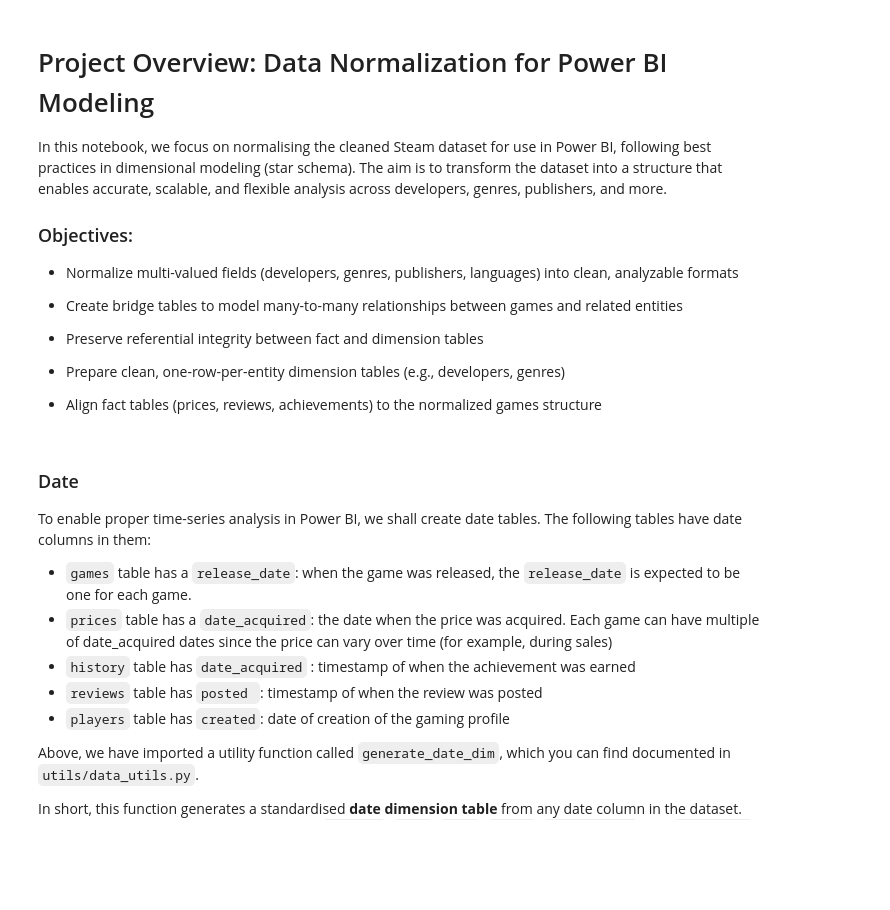
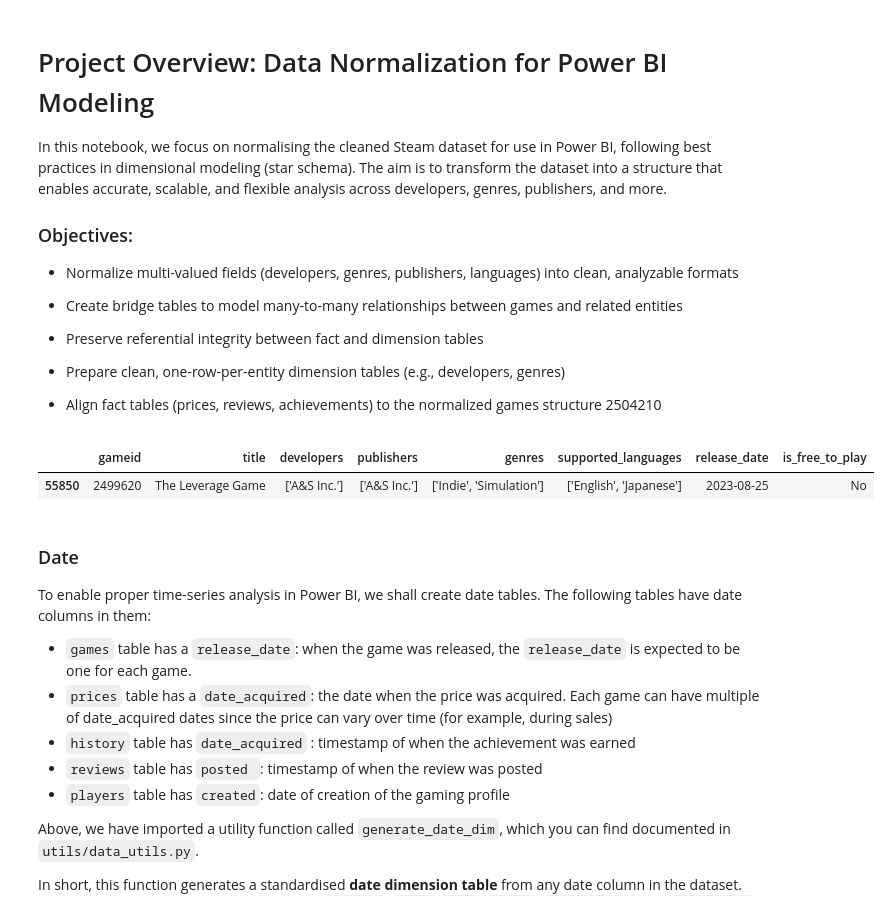
Before and after one commit to timmy1996/games, a Jupyter notebook: notebooks/data_normalisation.ipynb, the cells around one changed output. Cells and saved outputs as stored; diff of their text form; code cells hidden in the pictures; blank space fills up the shorter version.

```diff
--- a/notebooks/data_normalisation.ipynb
+++ b/notebooks/data_normalisation.ipynb
@@ -12,6 +12,7 @@ In this notebook, we focus on normalising the cleaned Steam dataset for use in P
 * Prepare clean, one-row-per-entity dimension tables (e.g., developers, genres)
 
 * Align fact tables (prices, reviews, achievements) to the normalized games structure
+2504210
 # %%
 import pandas as pd
 import numpy as np
@@ -20,6 +21,11 @@ import ast
 import os
 sys.path.append(os.path.abspath(".."))
 from utils.data_utils import create_dim_and_bridge, generate_date_dim #utility functions for creating the dimension and bridge tables
+# %%
+games[games['gameid']==2499620]
+# %% [output]
+|  | gameid | title | developers | publishers | genres | supported_languages | release_date | is_free_to_play |
+| 55850 | 2499620 | The Leverage Game | ['A&S Inc.'] | ['A&S Inc.'] | ['Indie', 'Simulation'] | ['English', 'Japanese'] | 2023-08-25 | No |
 # %%
 prices = pd.read_csv('../data_steam/cleaned/prices_cleaned.csv')
 games = pd.read_csv('../data_steam/cleaned/games_cleaned.csv')
```
Also changed, not shown: parts of 19 cells of this notebook, 8 other files.
